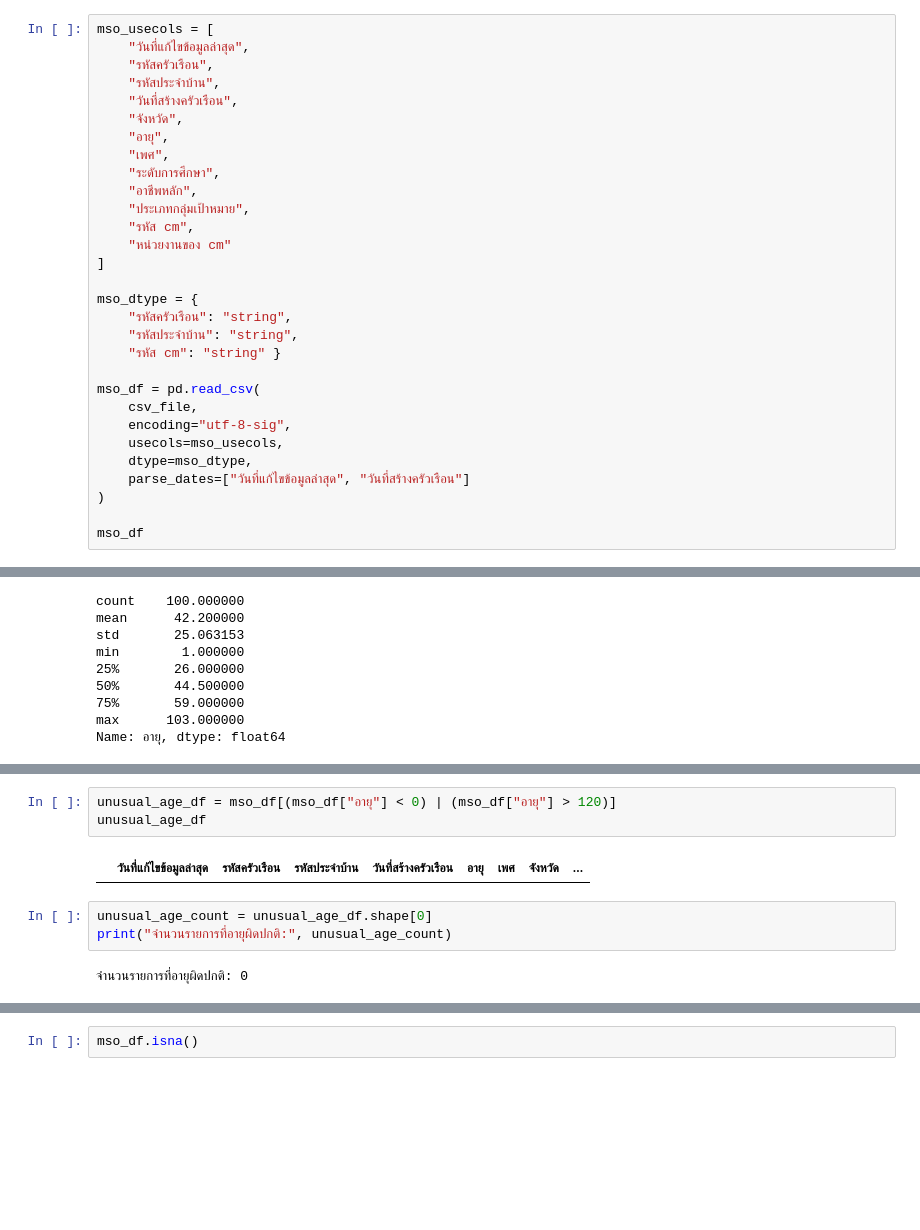
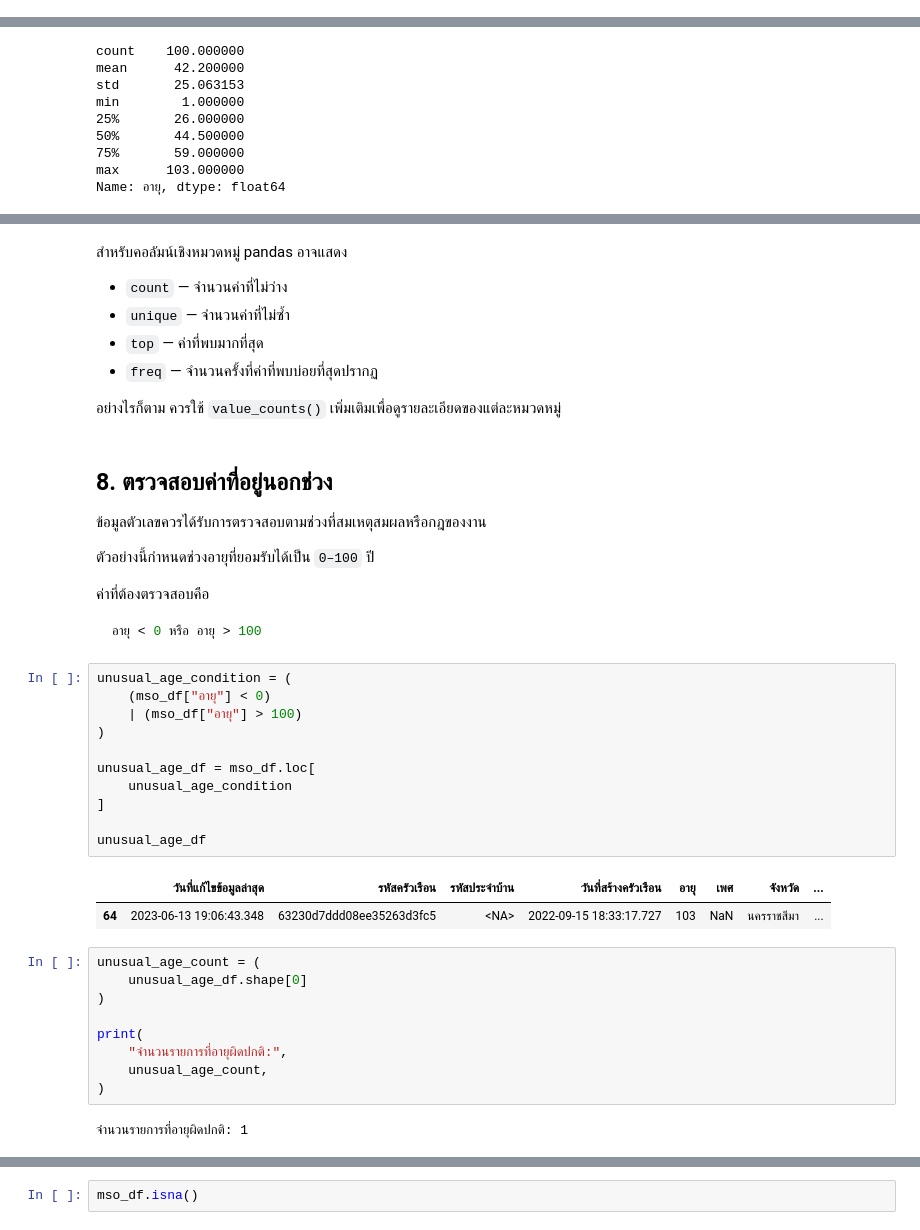
Before and after one commit to vivatbdi/MSDHS_OJT, a Jupyter notebook: py-jupyter_docker/course/day3/09_EDA.ipynb, the cells around one changed output, grey strips where cells are left out. Saved outputs shown, nothing was run; the diff lists cells and outputs as text; blank space fills up the shorter version.

````diff
--- a/py-jupyter_docker/course/day3/09_EDA.ipynb
+++ b/py-jupyter_docker/course/day3/09_EDA.ipynb
@@ -75,30 +160,0 @@ csv_file = "msdhs_ops_mso_logbook.csv"
-# %%
-mso_usecols = [
-    "วันที่แก้ไขข้อมูลล่าสุด",
-    "รหัสครัวเรือน",
-    "รหัสประจำบ้าน",
-    "วันที่สร้างครัวเรือน",
-    "จังหวัด",
-    "อายุ",
-    "เพศ",
-    "ระดับการศึกษา",
-    "อาชีพหลัก",
-    "ประเภทกลุ่มเป้าหมาย",
-    "รหัส cm",
-    "หน่วยงานของ cm"
-]
-
-mso_dtype = {
-    "รหัสครัวเรือน": "string",
-    "รหัสประจำบ้าน": "string",
-    "รหัส cm": "string" }
-
-mso_df = pd.read_csv(
-    csv_file,
-    encoding="utf-8-sig",
-    usecols=mso_usecols,
-    dtype=mso_dtype,
-    parse_dates=["วันที่แก้ไขข้อมูลล่าสุด", "วันที่สร้างครัวเรือน"]
-)
-
-mso_df
@@ -510,10 +536,46 @@ Name: อายุ, dtype: float64
+# %% [markdown]
+สำหรับคอลัมน์เชิงหมวดหมู่ pandas อาจแสดง
+
+- `count` — จำนวนค่าที่ไม่ว่าง
+- `unique` — จำนวนค่าที่ไม่ซ้ำ
+- `top` — ค่าที่พบมากที่สุด
+- `freq` — จำนวนครั้งที่ค่าที่พบบ่อยที่สุดปรากฏ
+
+อย่างไรก็ตาม ควรใช้ `value_counts()` เพิ่มเติมเพื่อดูรายละเอียดของแต่ละหมวดหมู่
+# %% [markdown]
+## 8. ตรวจสอบค่าที่อยู่นอกช่วง
+
+ข้อมูลตัวเลขควรได้รับการตรวจสอบตามช่วงที่สมเหตุสมผลหรือกฎของงาน
+
+ตัวอย่างนี้กำหนดช่วงอายุที่ยอมรับได้เป็น `0–100` ปี
+
+ค่าที่ต้องตรวจสอบคือ
+
+```python
+อายุ < 0 หรือ อายุ > 100
+```
 # %%
-unusual_age_df = mso_df[(mso_df["อายุ"] < 0) | (mso_df["อายุ"] > 120)]
+unusual_age_condition = (
+    (mso_df["อายุ"] < 0)
+    | (mso_df["อายุ"] > 100)
+)
+
+unusual_age_df = mso_df.loc[
+    unusual_age_condition
+]
+
 unusual_age_df
 # %% [output]
 |  | วันที่แก้ไขข้อมูลล่าสุด | รหัสครัวเรือน | รหัสประจำบ้าน | วันที่สร้างครัวเรือน | อายุ | เพศ | จังหวัด | ... |
+| 64 | 2023-06-13 19:06:43.348 | 63230d7ddd08ee35263d3fc5 | <NA> | 2022-09-15 18:33:17.727 | 103 | NaN | นครราชสีมา | ... |
 # %%
-unusual_age_count = unusual_age_df.shape[0]
-print("จำนวนรายการที่อายุผิดปกติ:", unusual_age_count)
+unusual_age_count = (
+    unusual_age_df.shape[0]
+)
+
+print(
+    "จำนวนรายการที่อายุผิดปกติ:",
+    unusual_age_count,
+)
 # %% [output]
-จำนวนรายการที่อายุผิดปกติ: 0
+จำนวนรายการที่อายุผิดปกติ: 1
````
Also changed, not shown: parts of 140 cells of this notebook.
